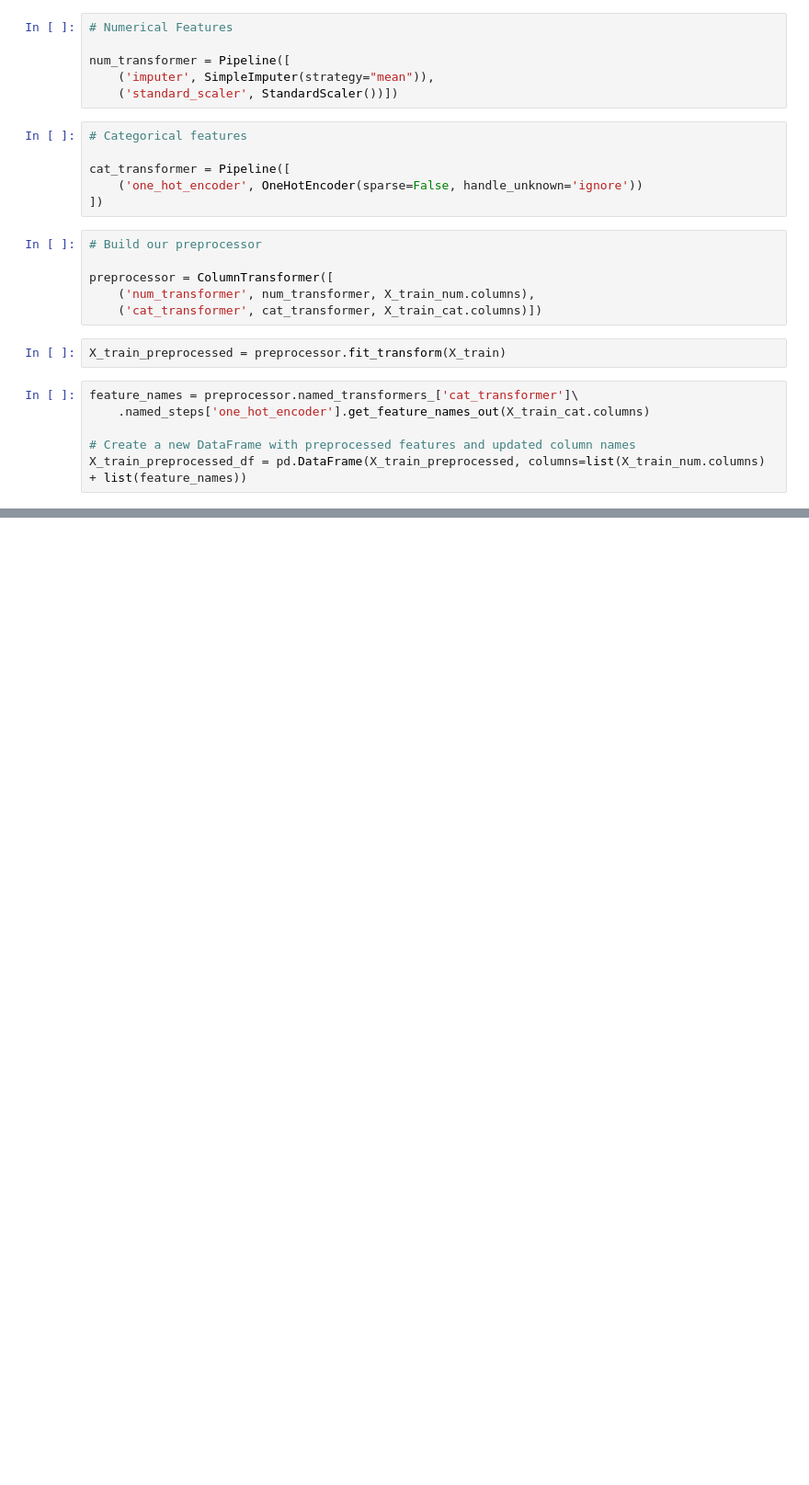
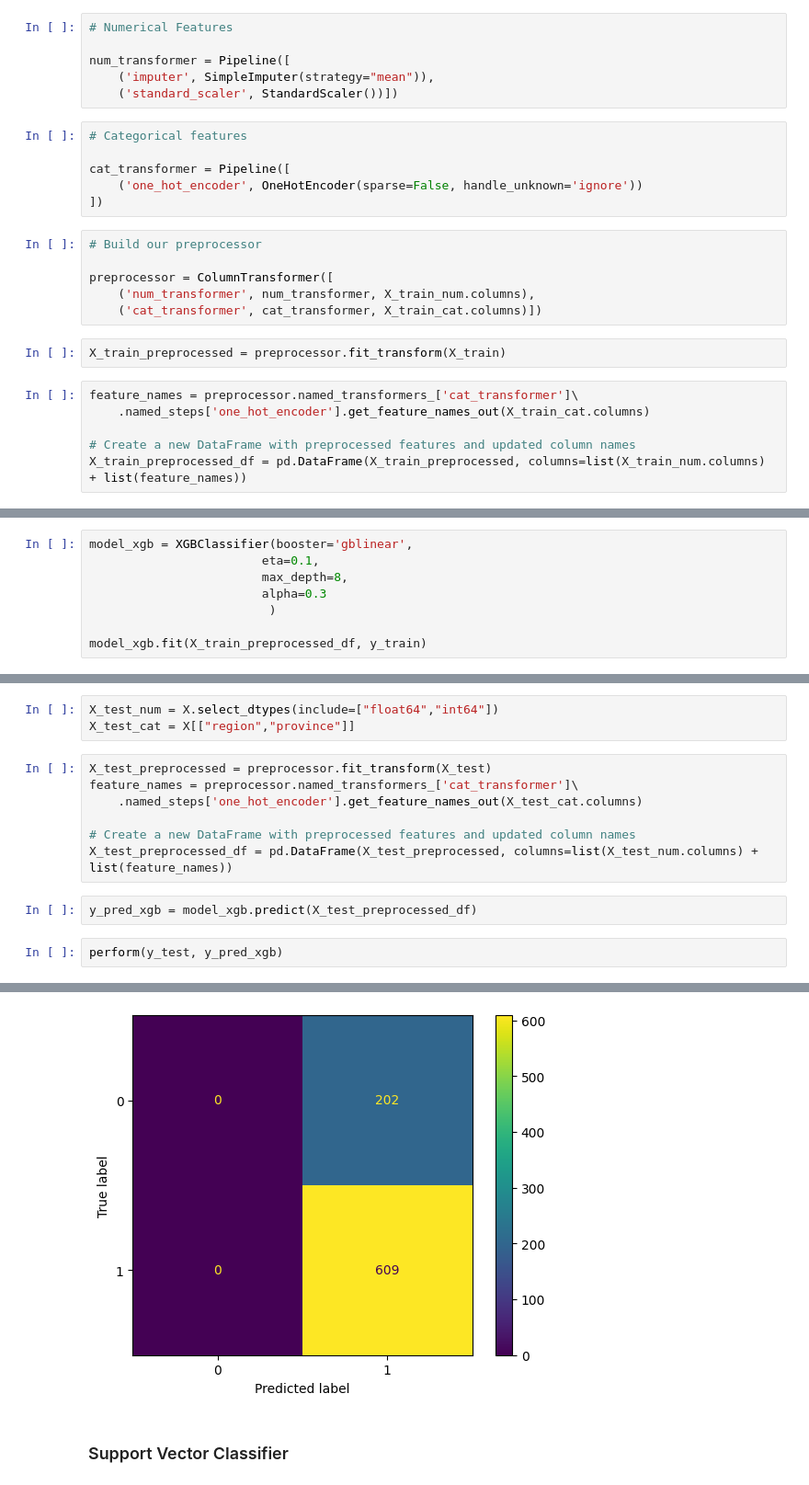
Before and after one commit to neylabelmaachi/schoolpred, a Jupyter notebook: notebooks/pipeline_preprocessing.ipynb, the cells around one changed output, grey strips where cells are left out. Shown: that part at 92% size. Cells and saved outputs as stored; diff of their text form; blank space fills up the shorter version.

```diff
--- a/notebooks/pipeline_preprocessing.ipynb
+++ b/notebooks/pipeline_preprocessing.ipynb
@@ -115,0 +144,8 @@ X_train_preprocessed_df.head()
+# %%
+model_xgb = XGBClassifier(booster='gblinear',
+                        eta=0.1,
+                        max_depth=8,
+                        alpha=0.3
+                         )
+
+model_xgb.fit(X_train_preprocessed_df, y_train)
@@ -115,0 +169,15 @@ X_train_preprocessed_df.head()
+# %%
+X_test_num = X.select_dtypes(include=["float64","int64"])
+X_test_cat = X[["region","province"]]
+# %%
+X_test_preprocessed = preprocessor.fit_transform(X_test)
+feature_names = preprocessor.named_transformers_['cat_transformer']\
+    .named_steps['one_hot_encoder'].get_feature_names_out(X_test_cat.columns)
+
+# Create a new DataFrame with preprocessed features and updated column names
+X_test_preprocessed_df = pd.DataFrame(X_test_preprocessed, columns=list(X_test_num.columns) + list(feature_names))
+# %%
+y_pred_xgb = model_xgb.predict(X_test_preprocessed_df)
+# %%
+perform(y_test, y_pred_xgb)
+# %% [output]
@@ -115,0 +201,3 @@ X_train_preprocessed_df.head()
+[figure, added]
+# %% [markdown]
+### Support Vector Classifier
```
Also changed, not shown: parts of 15 cells of this notebook.
